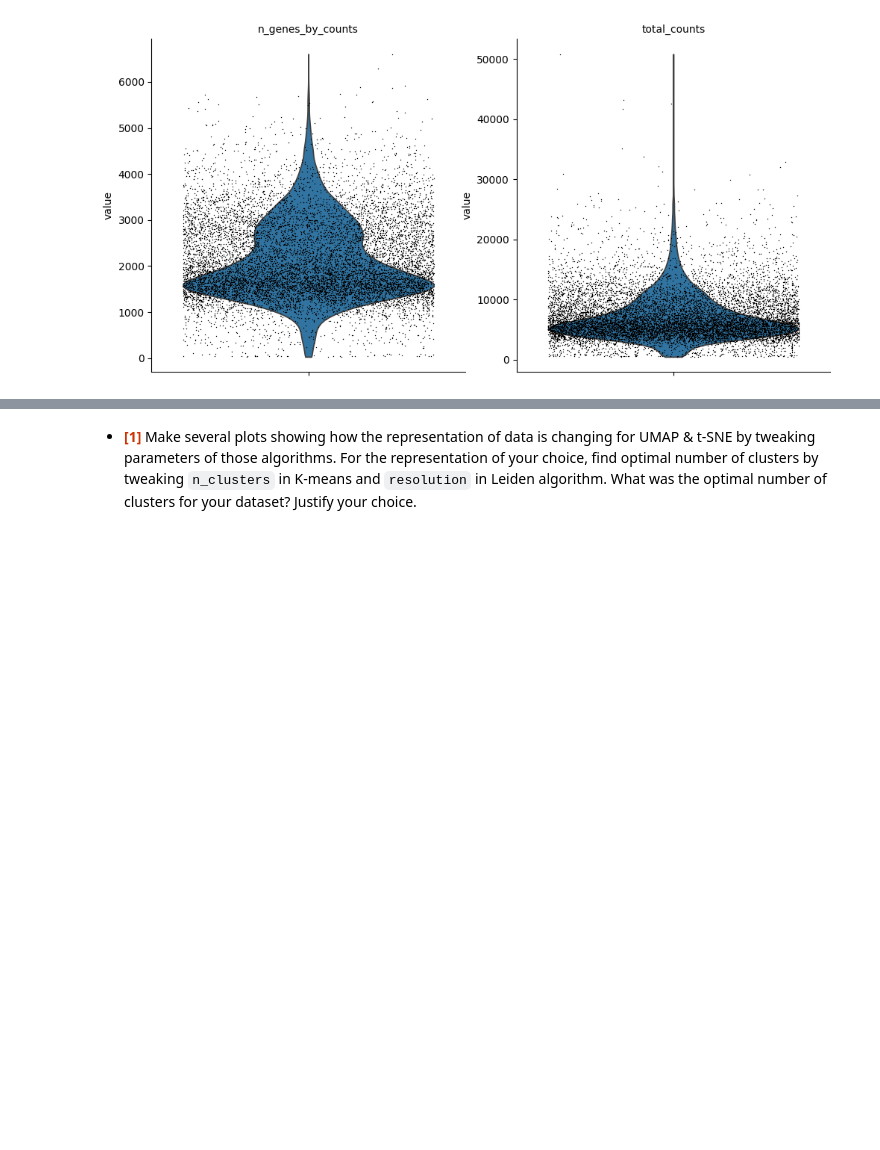
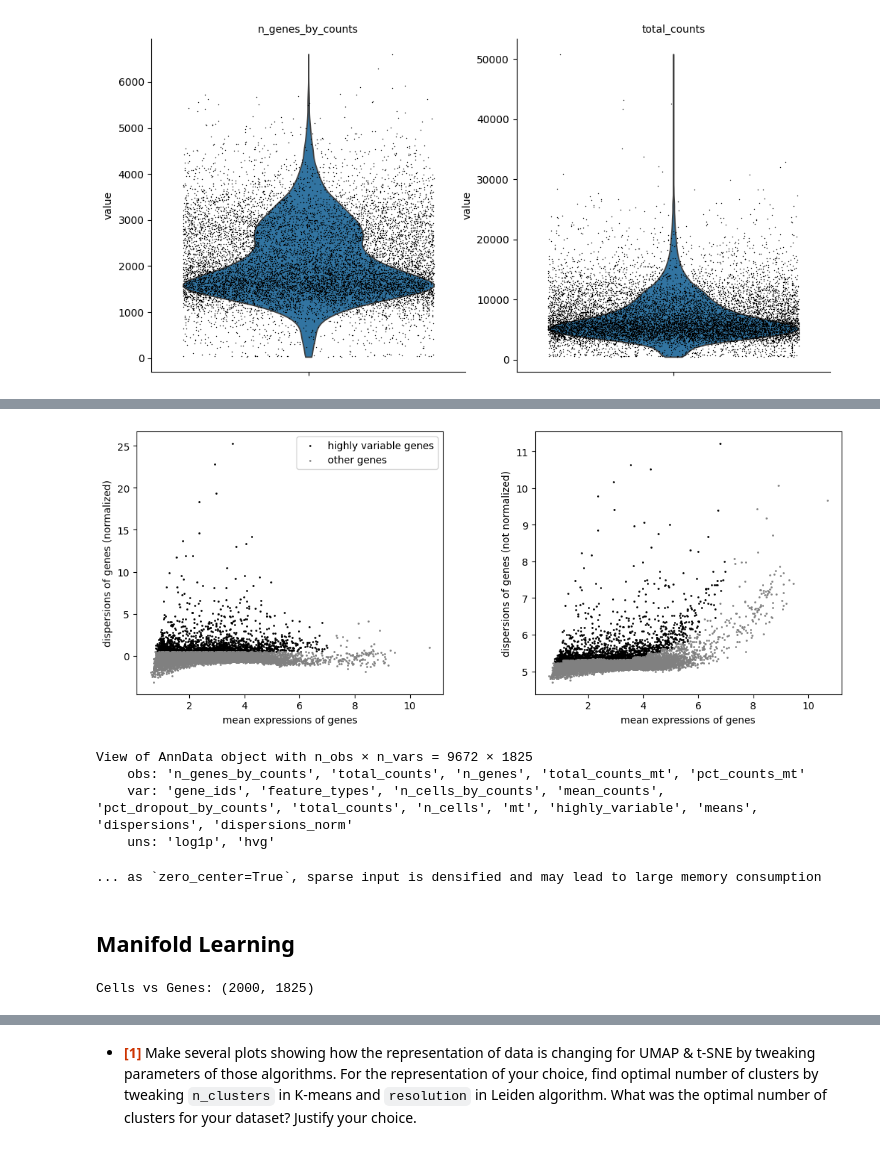
Before and after one commit to bulatych/ML_HSE, a Jupyter notebook: homeworks/HW_6_(clustering_&_reduction).ipynb, the cells around one changed output, grey strips where cells are left out. Saved outputs shown, nothing was run; the diff lists cells and outputs as text; code cells hidden in the pictures; blank space fills up the shorter version.

```diff
--- a/homeworks/HW_6_(clustering_&_reduction).ipynb
+++ b/homeworks/HW_6_(clustering_&_reduction).ipynb
@@ -115,0 +178,6 @@ sc.pl.violin(
+# %%
+# Apply filters
+adata = adata[adata.obs.n_genes_by_counts < 4_500, :]
+adata = adata[adata.obs.total_counts < 24_000, :]
+adata = adata[adata.obs.pct_counts_mt < 10, :]
+adata
@@ -115,0 +207,27 @@ sc.pl.violin(
+# %%
+sc.pl.highly_variable_genes(adata)
+# %% [output]
+[figure, added]
+# %%
+adata = adata[:, adata.var.highly_variable]
+adata
+# %% [output]
+View of AnnData object with n_obs × n_vars = 9672 × 1825
+    obs: 'n_genes_by_counts', 'total_counts', 'n_genes', 'total_counts_mt', 'pct_counts_mt'
+    var: 'gene_ids', 'feature_types', 'n_cells_by_counts', 'mean_counts', 'pct_dropout_by_counts', 'total_counts', 'n_cells', 'mt', 'highly_variable', 'means', 'dispersions', 'dispersions_norm'
+    uns: 'log1p', 'hvg'
+# %%
+sc.pp.scale(adata, max_value=10) # clip values > 10
+# %% [output]
+... as `zero_center=True`, sparse input is densified and may lead to large memory consumption
+# %% [markdown]
+## Manifold Learning
+# %%
+import numpy as np
+# Subsample to speed up the analysis
+ind = np.random.choice(np.arange(len(adata.X)), 2_000, replace=False)
+
+X = adata.X[ind].copy()
+print(f"Cells vs Genes: {X.shape}")
+# %% [output]
+Cells vs Genes: (2000, 1825)
```
Also changed, not shown: parts of 12 cells of this notebook.
